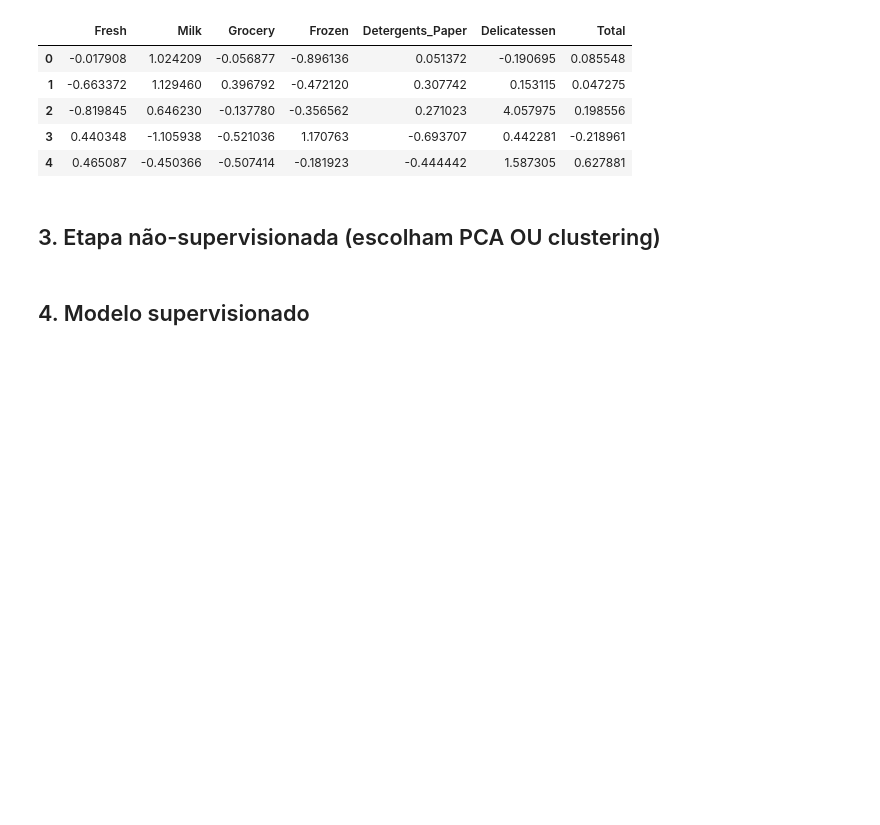
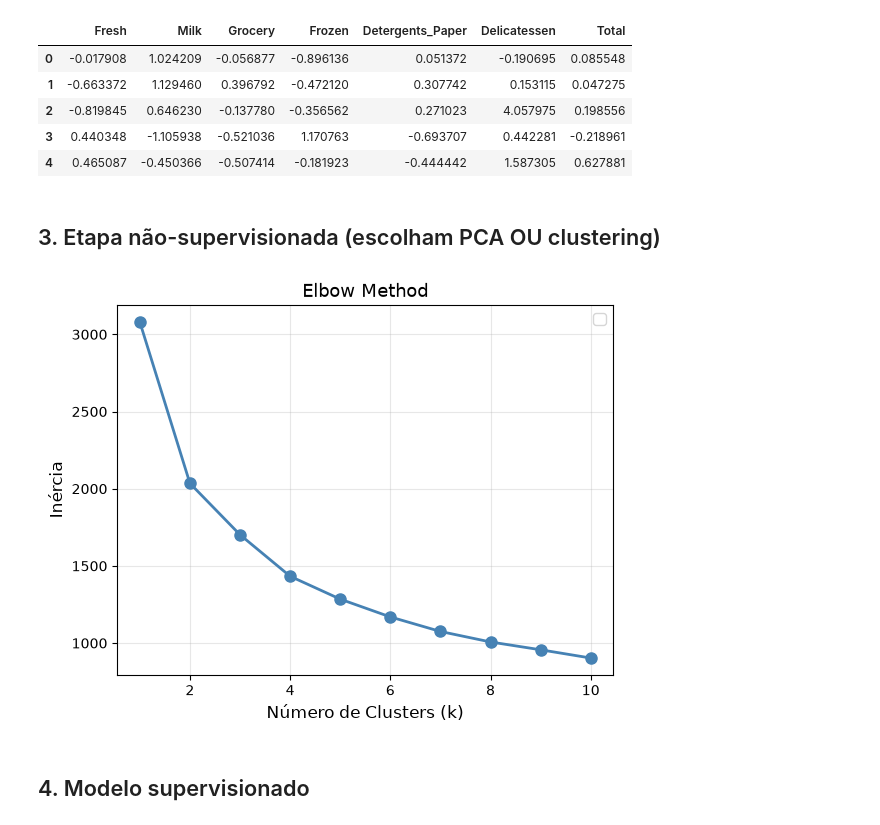
Before and after one commit to YzbaH/hackaton-naosupervisionado, a Jupyter notebook: enunciado.ipynb, the cells around one changed output. Cells and saved outputs as stored; diff of their text form; code cells hidden in the pictures; blank space fills up the shorter version.

```diff
--- a/enunciado.ipynb
+++ b/enunciado.ipynb
@@ -146,7 +146,26 @@ df_scaled.head()
 # %%
 # Se escolherem PCA: reduzam as colunas de gasto a um número menor de componentes.
 # Se escolherem clustering: apliquem K-Means (ou outro algoritmo) e guardem o rótulo
 # de cluster de cada cliente como uma nova coluna.
+k_range = range(1, 11)
+inertias = []
+
+for k in k_range:
+    kmeans = KMeans(n_clusters=k, n_init=10, random_state=42)
+    labels = kmeans.fit_predict(X_scaled)
+    inertias.append(kmeans.inertia_)
+
+fig, axes = plt.subplots()
+
+# Elbow plot
+plt.plot(k_range, inertias, marker='o', linewidth=2, markersize=8, color='steelblue')
+plt.xlabel('Número de Clusters (k)', fontsize=12)
+plt.ylabel('Inércia', fontsize=12)
+plt.title('Elbow Method', fontsize=13)
+plt.legend(fontsize=11)
+plt.grid(True, alpha=0.3)
+# %% [output]
+[figure, added]
 # %% [markdown]
 ## 4. Modelo supervisionado
 # %%
```
